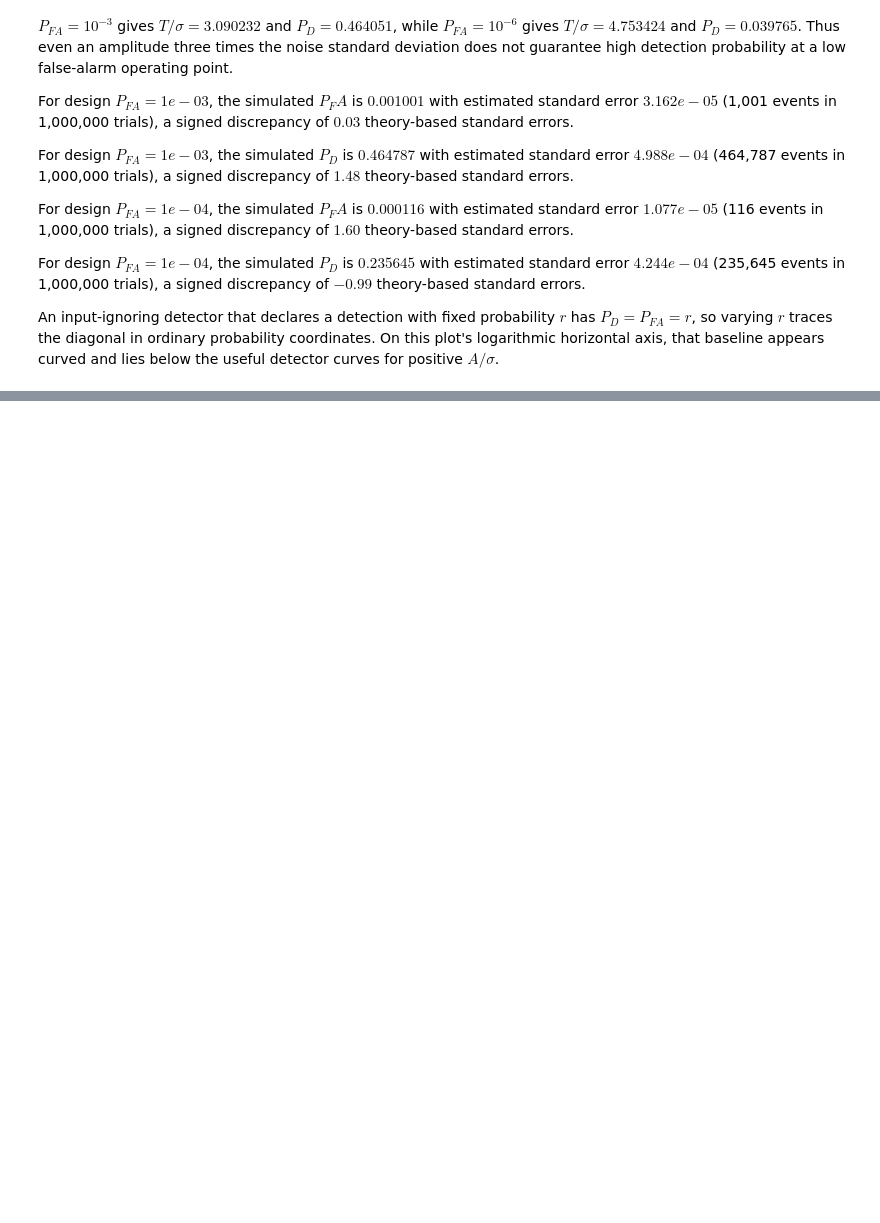
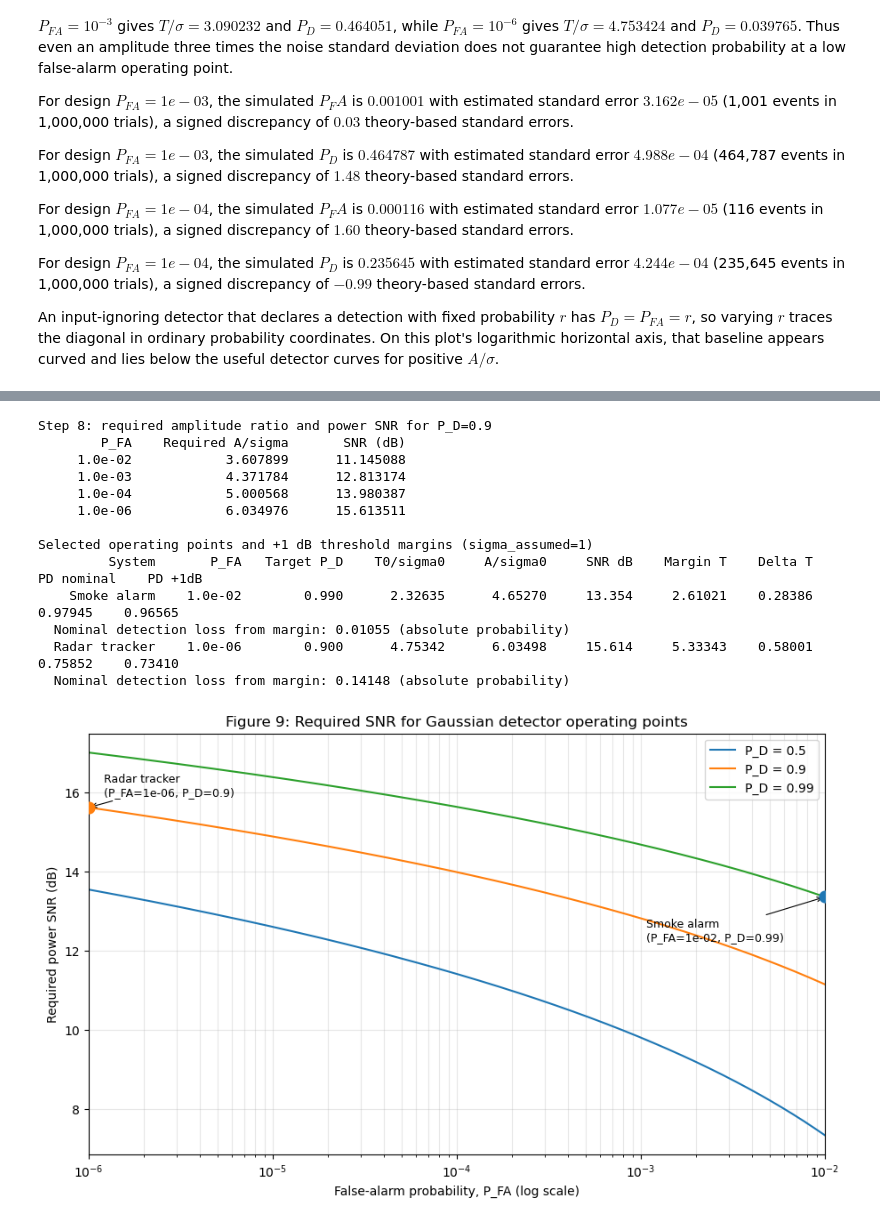
Before and after one commit to dnomhciR/ECE3715_MP2, a Jupyter notebook: mp2.ipynb, the cells around one changed output, grey strips where cells are left out. Cells and saved outputs as stored; diff of their text form; code cells hidden in the pictures; blank space fills up the shorter version.

```diff
--- a/mp2.ipynb
+++ b/mp2.ipynb
@@ -945,0 +1064,60 @@ An input-ignoring detector that declares a detection with fixed probability $r$
+# %%
+# Step 8: numerical SNR requirements, ROC-based design choices, and margin.
+pfa_design8 = np.array([1e-2, 1e-3, 1e-4, 1e-6])
+required_a8 = stats.norm.isf(pfa_design8) - stats.norm.isf(0.9)
+required_db8 = 20.0 * np.log10(required_a8)
+print("Step 8: required amplitude ratio and power SNR for P_D=0.9")
+print(f"{'P_FA':>12} {'Required A/sigma':>19} {'SNR (dB)':>14}")
+for p, a, db in zip(pfa_design8, required_a8, required_db8):
+    print(f"{p:12.1e} {a:19.6f} {db:14.6f}")
+
+operating_points8 = [
+    ('Smoke alarm', 1e-2, 0.99),
+    ('Radar tracker', 1e-6, 0.90),
+]
+noise_factor8 = 10**(1/20) # sigma_true / sigma_assumed for +1 dB power
+print("\nSelected operating points and +1 dB threshold margins (sigma_assumed=1)")
+print(f"{'System':>15} {'P_FA':>10} {'Target P_D':>12} {'T0/sigma0':>12} {'A/sigma0':>12} {'SNR dB':>10} {'Margin T':>11} {'Delta T':>10} {'PD nominal':>12} {'PD +1dB':>10}")
+for name, pfa, pd_target in operating_points8:
+    t0 = float(stats.norm.isf(pfa))
+    a = float(t0 - stats.norm.isf(pd_target))
+    t_margin = noise_factor8 * t0
+    pd_nominal_margin = float(q_function(t_margin-a))
+    pd_true_plus1 = float(q_function((t_margin-a)/noise_factor8))
+    print(f"{name:>15} {pfa:10.1e} {pd_target:12.3f} {t0:12.5f} {a:12.5f} {20*np.log10(a):10.3f} {t_margin:11.5f} {t_margin-t0:10.5f} {pd_nominal_margin:12.5f} {pd_true_plus1:10.5f}")
+    print(f"  Nominal detection loss from margin: {pd_target-pd_nominal_margin:.5f} (absolute probability)")
+
+pfa_grid8 = np.geomspace(1e-6, 1e-2, 600)
+fig, ax = plt.subplots(figsize=(9, 5.5), constrained_layout=True)
+for pd_target in (0.5, 0.9, 0.99):
+    required_a = stats.norm.isf(pfa_grid8) - stats.norm.isf(pd_target)
+    ax.semilogx(pfa_grid8, 20*np.log10(required_a), label=f'P_D = {pd_target:g}')
+for name, pfa, pd_target in operating_points8:
+    required_a = float(stats.norm.isf(pfa) - stats.norm.isf(pd_target))
+    db = 20*np.log10(required_a)
+    ax.scatter([pfa], [db], s=85, zorder=5)
+    ax.annotate(f'{name}\n(P_FA={pfa:.0e}, P_D={pd_target:g})',
+                xy=(pfa, db), xytext=((-145,-35) if name=='Smoke alarm' else (12,10)),
+                textcoords='offset points', fontsize=9,
+                arrowprops={'arrowstyle':'->', 'lw':0.8})
+ax.set(title='Figure 9: Required SNR for Gaussian detector operating points',
+       xlabel='False-alarm probability, P_FA (log scale)',
+       ylabel='Required power SNR (dB)', xlim=(1e-6, 1e-2))
+ax.grid(True, which='both', alpha=0.3)
+ax.legend()
+plt.show()
+# %% [output]
+Step 8: required amplitude ratio and power SNR for P_D=0.9
+        P_FA    Required A/sigma       SNR (dB)
+     1.0e-02            3.607899      11.145088
+     1.0e-03            4.371784      12.813174
+     1.0e-04            5.000568      13.980387
+     1.0e-06            6.034976      15.613511
+
+Selected operating points and +1 dB threshold margins (sigma_assumed=1)
+         System       P_FA   Target P_D    T0/sigma0     A/sigma0     SNR dB    Margin T    Delta T   PD nominal    PD +1dB
+    Smoke alarm    1.0e-02        0.990      2.32635      4.65270     13.354     2.61021    0.28386      0.97945    0.96565
+  Nominal detection loss from margin: 0.01055 (absolute probability)
+  Radar tracker    1.0e-06        0.900      4.75342      6.03498     15.614     5.33343    0.58001      0.75852    0.73410
+  Nominal detection loss from margin: 0.14148 (absolute probability)
+[figure, added]
```
Also changed, not shown: parts of 8 cells of this notebook.
